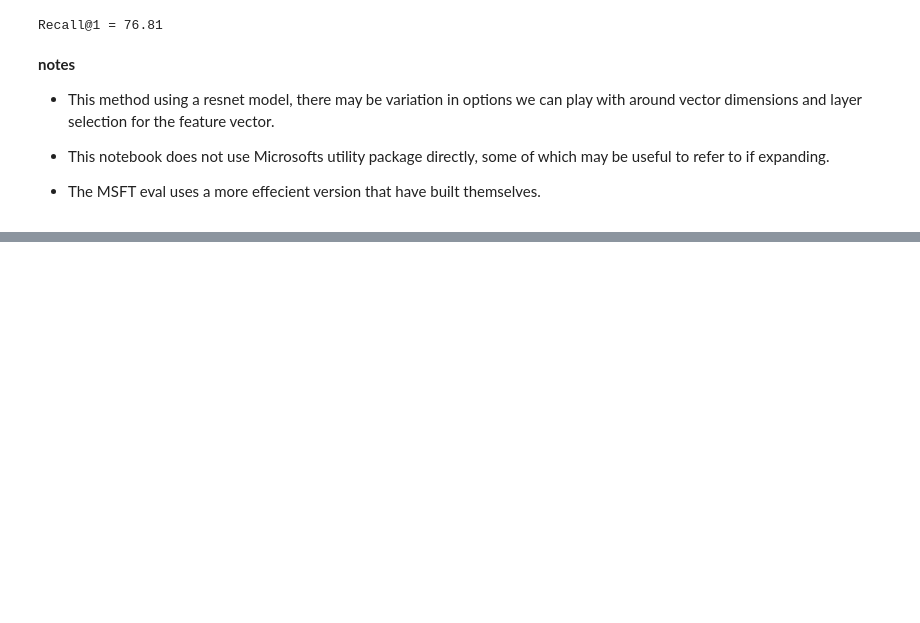
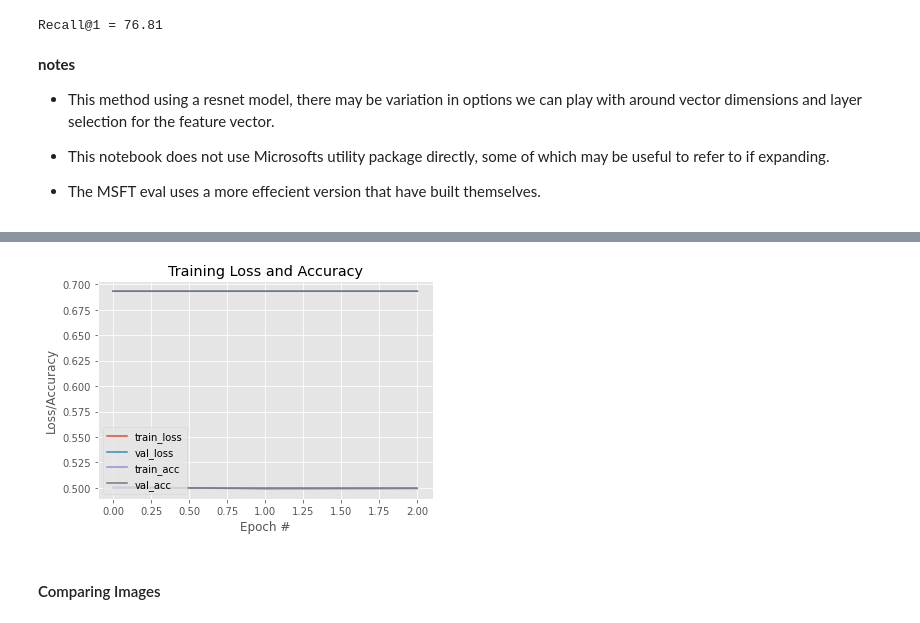
Before and after one commit to jordantoaster/machine-learning-blueprints, a Jupyter notebook: matching/images/image-matching.ipynb, the cells around one changed output, grey strips where cells are left out. Drawn from its saved outputs; the diff is of its cells as text; code cells hidden in the pictures; blank space fills up the shorter version.

Commit message:
siamese net

```diff
--- a/matching/images/image-matching.ipynb
+++ b/matching/images/image-matching.ipynb
@@ -519,0 +682,13 @@ TODO
+# %%
+def plot_training(H):
+	# construct a plot that plots and saves the training history
+	plt.style.use("ggplot")
+	plt.figure()
+	plt.plot(H.history["loss"], label="train_loss")
+	plt.plot(H.history["val_loss"], label="val_loss")
+	plt.plot(H.history["accuracy"], label="train_acc")
+	plt.plot(H.history["val_accuracy"], label="val_acc")
+	plt.title("Training Loss and Accuracy")
+	plt.xlabel("Epoch #")
+	plt.ylabel("Loss/Accuracy")
+	plt.legend(loc="lower left")
@@ -519,0 +697,8 @@ TODO
+# %%
+# configure the siamese network
+imgA = Input(shape=IMG_SHAPE)
+imgB = Input(shape=IMG_SHAPE)
+
+featureExtractor = build_siamese_model(IMG_SHAPE)
+featsA = featureExtractor(imgA)
+featsB = featureExtractor(imgB)
@@ -519,0 +735,6 @@ TODO
+# %%
+from tensorflow.keras.layers import Lambda
+
+distance = Lambda(euclidean_distance)([featsA, featsB])
+outputs = Dense(1, activation="sigmoid")(distance)
+model = Model(inputs=[imgA, imgB], outputs=outputs)
@@ -519,0 +766,9 @@ TODO
+# %%
+model.compile(loss="binary_crossentropy", optimizer="adam",
+	metrics=["accuracy"])
+
+history = model.fit(
+	[pairTrain[:, 0], pairTrain[:, 1]], labelTrain[:],
+	validation_data=([pairTest[:, 0], pairTest[:, 1]], labelTest[:]),
+	batch_size=BATCH_SIZE,
+	epochs=EPOCHS)
@@ -519,0 +782,6 @@ TODO
+# %%
+plot_training(history)
+# %% [output]
+[figure, added]
+# %% [markdown]
+#### Comparing Images
```
Also changed, not shown: parts of 28 cells of this notebook, 1 other file.
